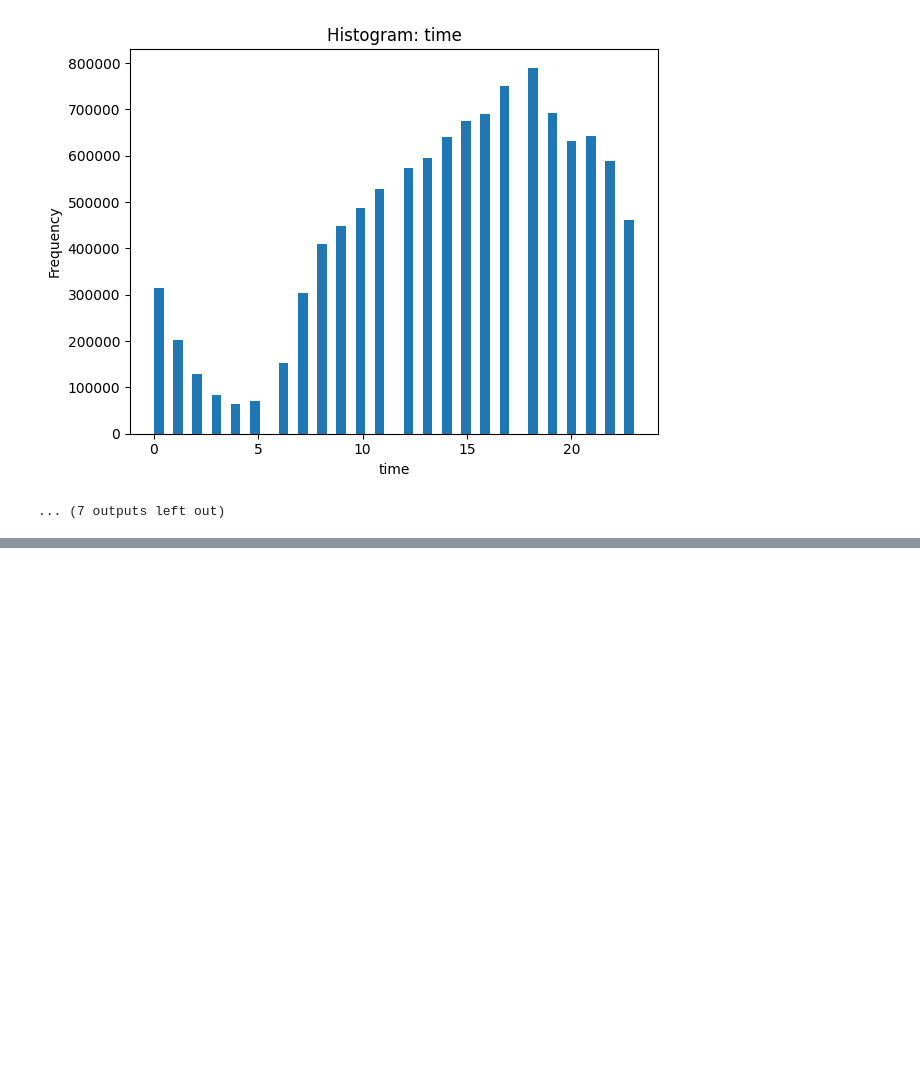
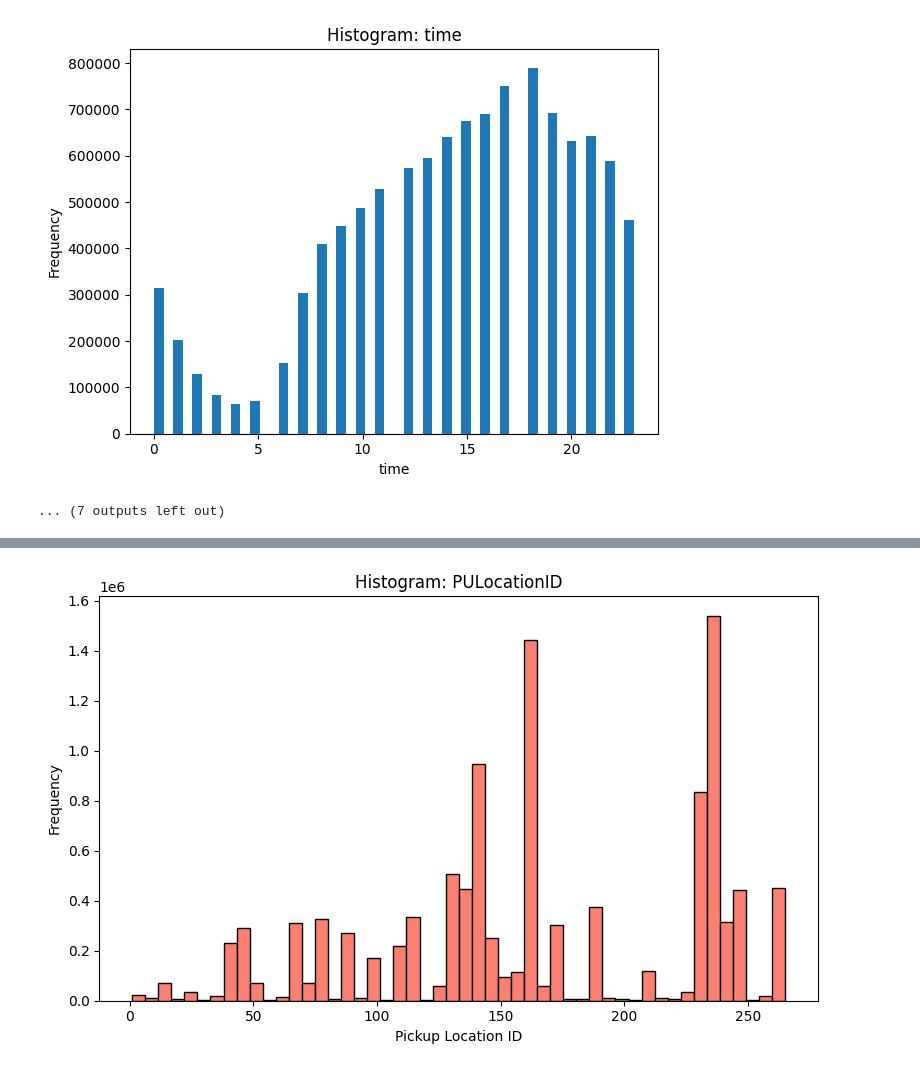
Before and after one commit to TKhahahah/Text_Analytics, a Jupyter notebook: Untitled2.ipynb, the cells around one changed output, grey strips where cells are left out. Cells and saved outputs as stored; diff of their text form; code cells hidden in the pictures; blank space fills up the shorter version.

```diff
--- a/Untitled2.ipynb
+++ b/Untitled2.ipynb
@@ -241,0 +377,20 @@ Saved: distribution_summary.csv
+# %%
+# 🔹 สร้าง Histogram ของ PULocationID
+plt.figure(figsize=(8, 5))
+plt.hist(
+    taxi_data['PULocationID'],
+    bins=50,                  # จำนวนแท่ง (ปรับได้ตามจำนวนโซน)
+    color='salmon',           # สีของแท่ง
+    edgecolor='black'         # เส้นขอบของแท่ง
+)
+
+# 🔹 ตั้งชื่อกราฟและชื่อแกน
+plt.title('Histogram: PULocationID')
+plt.xlabel('Pickup Location ID')
+plt.ylabel('Frequency')
+
+# 🔹 จัด layout ให้อ่านง่าย
+plt.tight_layout()
+plt.show()
+# %% [output]
+[figure, added]
```
Also changed, not shown: parts of 13 cells of this notebook.
